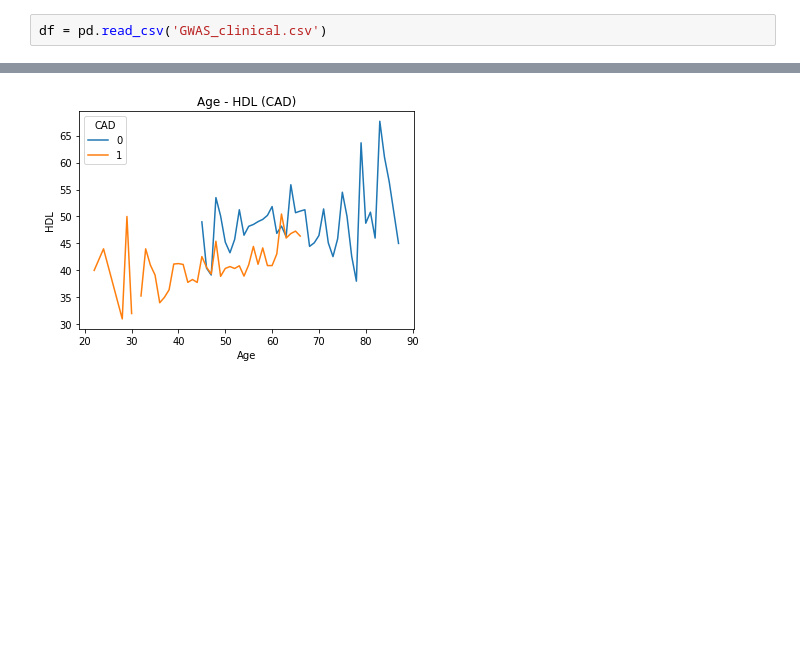
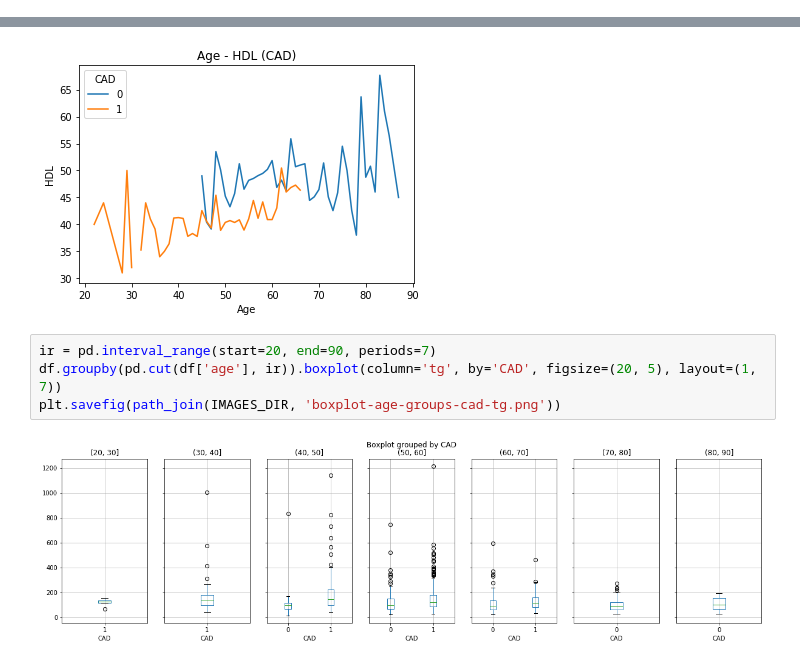
Before and after one commit to JediKnightChan/CAD-Research, a Jupyter notebook: main.ipynb, the cells around one changed output, grey strips where cells are left out. Cells and saved outputs as stored; diff of their text form; blank space fills up the shorter version.

Commit message:
CAD boxplots addes, stat tests for age-cad-[tg-hdl-ldl]

```diff
--- a/main.ipynb
+++ b/main.ipynb
@@ -5,5 +7,3 @@ from os.path import join as path_join
 %matplotlib inline
 
 IMAGES_DIR = 'Images'
-# %%
-df = pd.read_csv('GWAS_clinical.csv')
@@ -95,3 +97,9 @@ plt.title('Age - HDL (CAD)')
 plt.savefig(path_join(IMAGES_DIR, 'age-hdl-cad.png'))
 # %% [output]
 [figure]
+# %%
+ir = pd.interval_range(start=20, end=90, periods=7)
+df.groupby(pd.cut(df['age'], ir)).boxplot(column='tg', by='CAD', figsize=(20, 5), layout=(1, 7))
+plt.savefig(path_join(IMAGES_DIR, 'boxplot-age-groups-cad-tg.png'))
+# %% [output]
+[figure, added]
```
Also changed, not shown: parts of 11 cells of this notebook, 1 other file.
